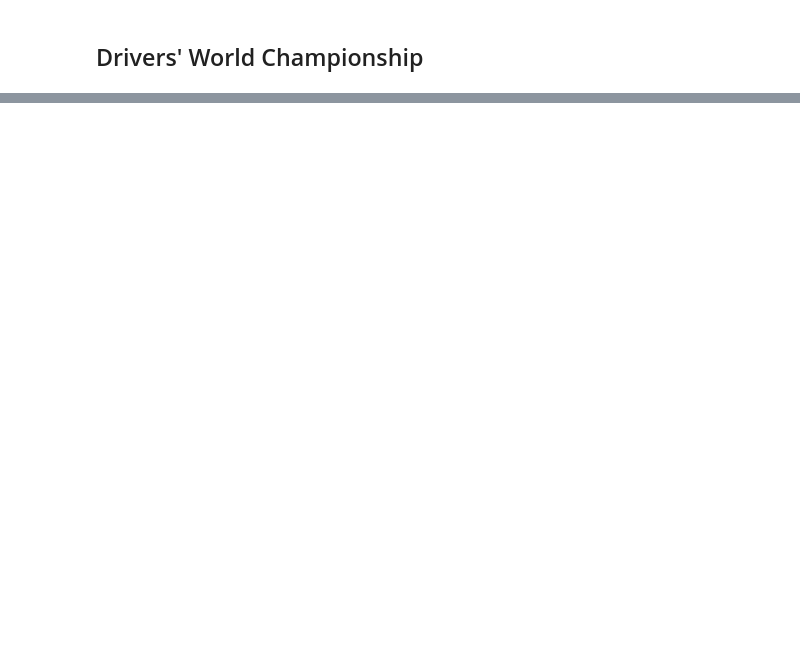
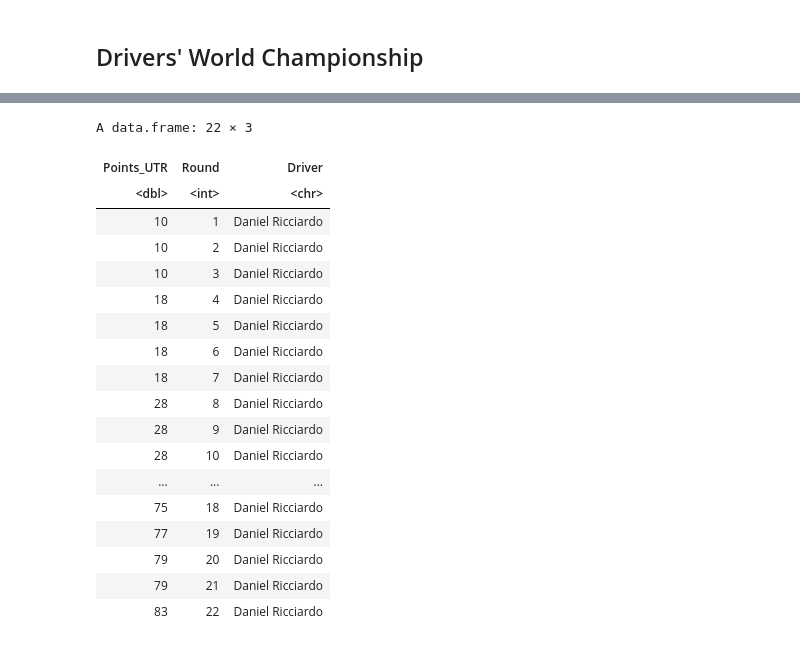
Before and after one commit to TaylorOglow/Formula_1, a Jupyter notebook: points.ipynb, the cells around one changed output, grey strips where cells are left out. Saved outputs shown, nothing was run; the diff lists cells and outputs as text; code cells hidden in the pictures; blank space fills up the shorter version.

```diff
--- a/points.ipynb
+++ b/points.ipynb
@@ -644,0 +142,31 @@ A data.frame: 22 × 3
+# %%
+driver_points <- point_data %>%
+                filter(Driver == "Daniel Ricciardo") %>%
+                arrange(by = Round)
+
+name <- "Daniel Ricciardo"
+
+get_points()
+
+
+points
+# %% [output]
+A data.frame: 22 × 3
+| Points_UTR | Round | Driver |
+| <dbl> | <int> | <chr> |
+| 10 | 1 | Daniel Ricciardo |
+| 10 | 2 | Daniel Ricciardo |
+| 10 | 3 | Daniel Ricciardo |
+| 18 | 4 | Daniel Ricciardo |
+| 18 | 5 | Daniel Ricciardo |
+| 18 | 6 | Daniel Ricciardo |
+| 18 | 7 | Daniel Ricciardo |
+| 28 | 8 | Daniel Ricciardo |
+| 28 | 9 | Daniel Ricciardo |
+| 28 | 10 | Daniel Ricciardo |
+| ... | ... | ... |
+| 75 | 18 | Daniel Ricciardo |
+| 77 | 19 | Daniel Ricciardo |
+| 79 | 20 | Daniel Ricciardo |
+| 79 | 21 | Daniel Ricciardo |
+| 83 | 22 | Daniel Ricciardo |
```
Also changed, not shown: parts of 42 cells of this notebook, 2 other files.
